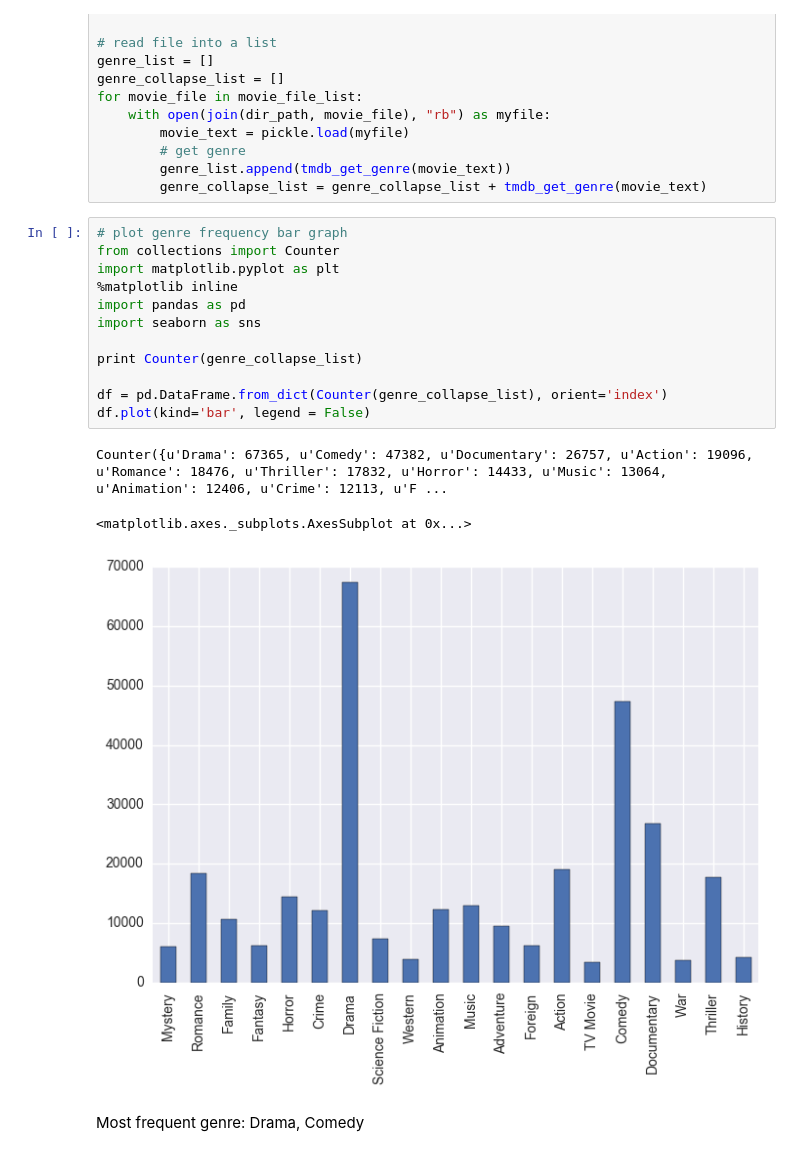
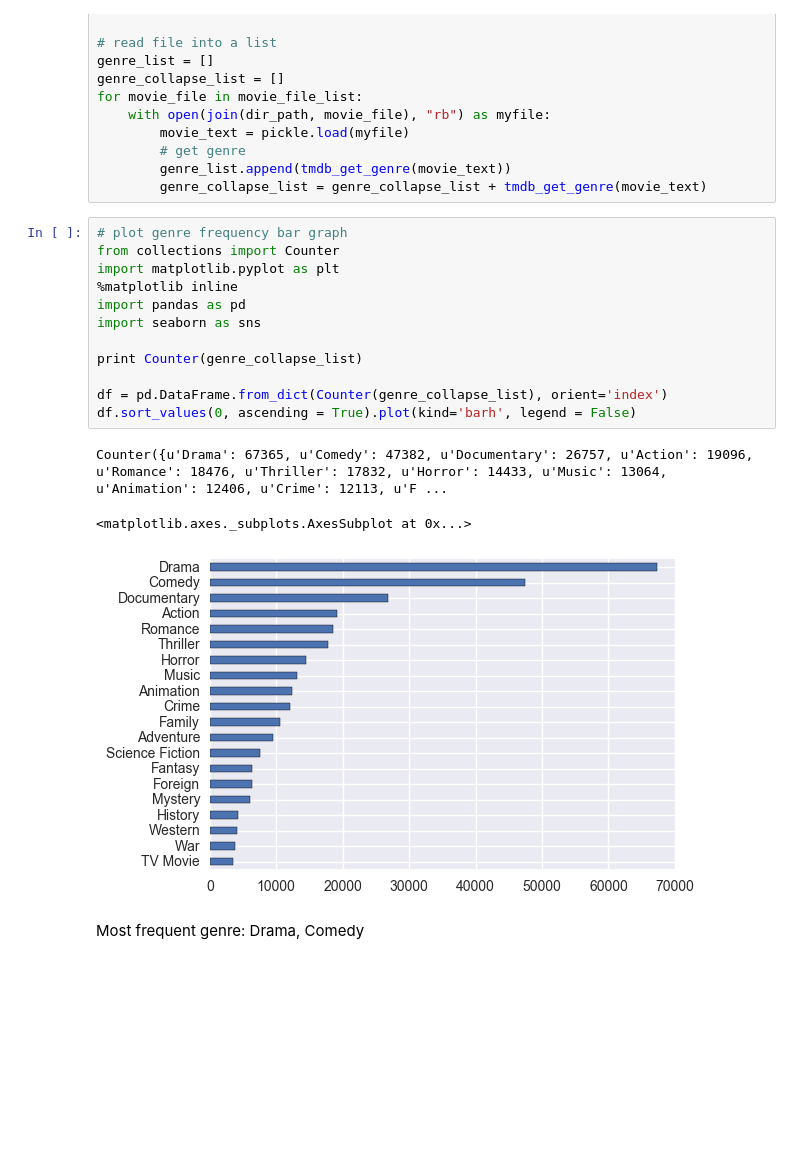
Before and after one commit to MovieStories/Main, a Jupyter notebook: test2.ipynb, the cells around one changed output. Cells and saved outputs as stored; diff of their text form; blank space fills up the shorter version.

```diff
--- a/test2.ipynb
+++ b/test2.ipynb
@@ -99,19 +99,19 @@ for movie_file in movie_file_list:
 # %%
 # plot genre frequency bar graph
 from collections import Counter
 import matplotlib.pyplot as plt
 %matplotlib inline
 import pandas as pd
 import seaborn as sns
 
 print Counter(genre_collapse_list)
 
 df = pd.DataFrame.from_dict(Counter(genre_collapse_list), orient='index')
-df.plot(kind='bar', legend = False)
+df.sort_values(0, ascending = True).plot(kind='barh', legend = False)
 # %% [output]
 Counter({u'Drama': 67365, u'Comedy': 47382, u'Documentary': 26757, u'Action': 19096, u'Romance': 18476, u'Thriller': 17832, u'Horror': 14433, u'Music': 13064, u'Animation': 12406, u'Crime': 12113, u'F ...
 <matplotlib.axes._subplots.AxesSubplot at 0x...>
-[figure, old version]
+[figure, new version]
 # %% [markdown]
 Most frequent genre: Drama, Comedy
 # %%
```
Also changed, not shown: parts of 4 cells of this notebook, 1 other file.
